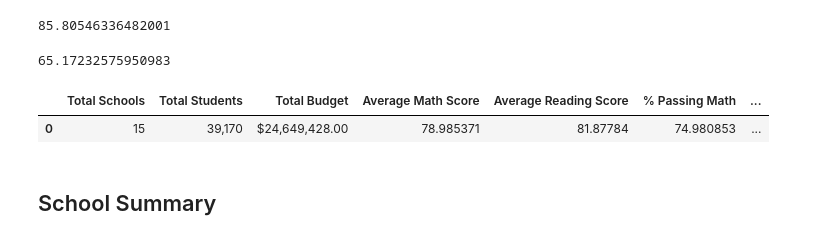
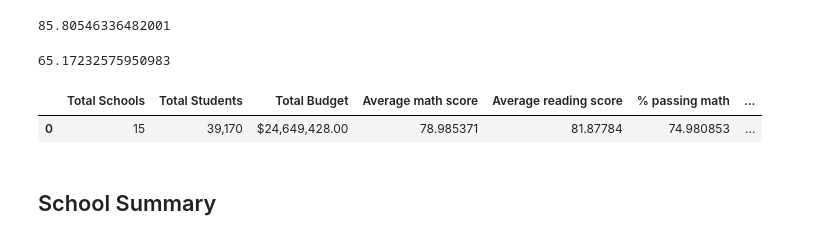
Before and after one commit to vgpass/pandas-challenge, a Jupyter notebook: PyCitySchools/PyCitySchools_starter.ipynb, the cells around one changed output. Drawn from its saved outputs; the diff is of its cells as text; code cells hidden in the pictures.

```diff
--- a/PyCitySchools/PyCitySchools_starter.ipynb
+++ b/PyCitySchools/PyCitySchools_starter.ipynb
@@ -86,23 +86,24 @@ overall_passing_rate
 65.17232575950983
 # %%
 # Create a high-level snapshot of the district's key metrics in a DataFrame
-district_summary = pd.DataFrame{"Total schools" : school_count,
-                                "Total students" : student_count,
-                                "Total budget" : total_budget,
-                                "Average math score" : average_math_score,
-                                "Average reading score" : average_reading_score,
-                                "% passing math" : passing_math_percentage,
-                                "% passing reading" : passing_reading_percentage,
-                                "% passing overall" : overall_passing_rate}
+district_summary = pd.DataFrame({"Total Schools": [school_count],
+                                "Total Students": [student_count],
+                                "Total Budget": [total_budget],
+                                "Average math score": [average_math_score],
+                                "Average reading score": [average_reading_score],
+                                "% passing math": [passing_math_percentage],
+                                "% passing reading": [passing_reading_percentage],
+                                "% passing overall": [overall_passing_rate]})
+
 
 # Formatting
 district_summary["Total Students"] = district_summary["Total Students"].map("{:,}".format)
 district_summary["Total Budget"] = district_summary["Total Budget"].map("${:,.2f}".format)
 
 # Display the DataFrame
 district_summary
 # %% [output]
-|  | Total Schools | Total Students | Total Budget | Average Math Score | Average Reading Score | % Passing Math | ... |
+|  | Total Schools | Total Students | Total Budget | Average math score | Average reading score | % passing math | ... |
 | 0 | 15 | 39,170 | $24,649,428.00 | 78.985371 | 81.87784 | 74.980853 | ... |
 # %% [markdown]
 ## School Summary
```
